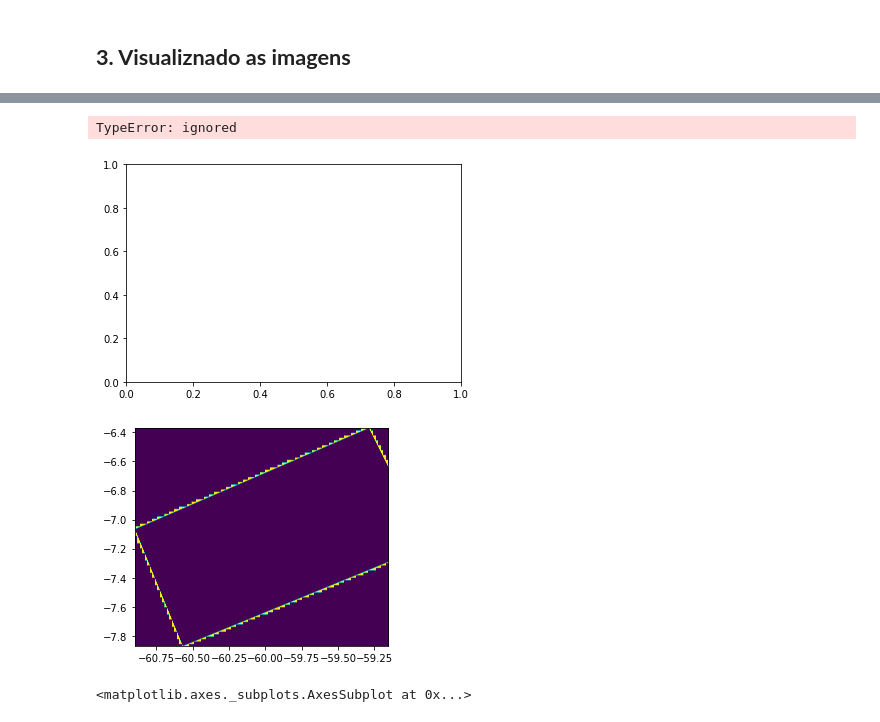
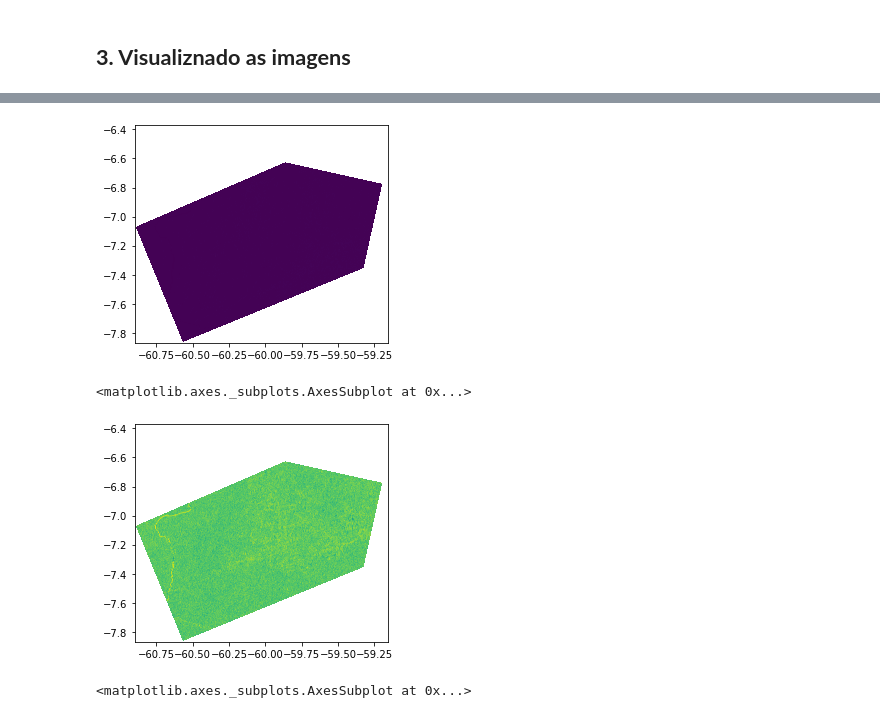
Before and after one commit to danielleitesoares/tccuea, a Jupyter notebook: teste_tif.ipynb, the cells around one changed output, grey strips where cells are left out. Cells and saved outputs as stored; diff of their text form; code cells hidden in the pictures.

```diff
--- a/teste_tif.ipynb
+++ b/teste_tif.ipynb
@@ -109,11 +152,11 @@ show(ds_exp_m_sigma0)
 <matplotlib.axes._subplots.AxesSubplot at 0x...>
-# %%
-plt.hist(ds_exp_m_sigma0)
-# %% [output]
-TypeError: ignored
-[figure, removed]
 # %%
-show(ds_export_r_sigma)
+show(ds_expo_sigma0)
 # %% [output]
-[figure, old version]
+[figure, new version]
 <matplotlib.axes._subplots.AxesSubplot at 0x...>
+# %%
+show(ds_expo_entr_alpha)
+# %% [output]
+[figure, added]
+<matplotlib.axes._subplots.AxesSubplot at 0x...>
```
Also changed, not shown: parts of 18 cells of this notebook.
